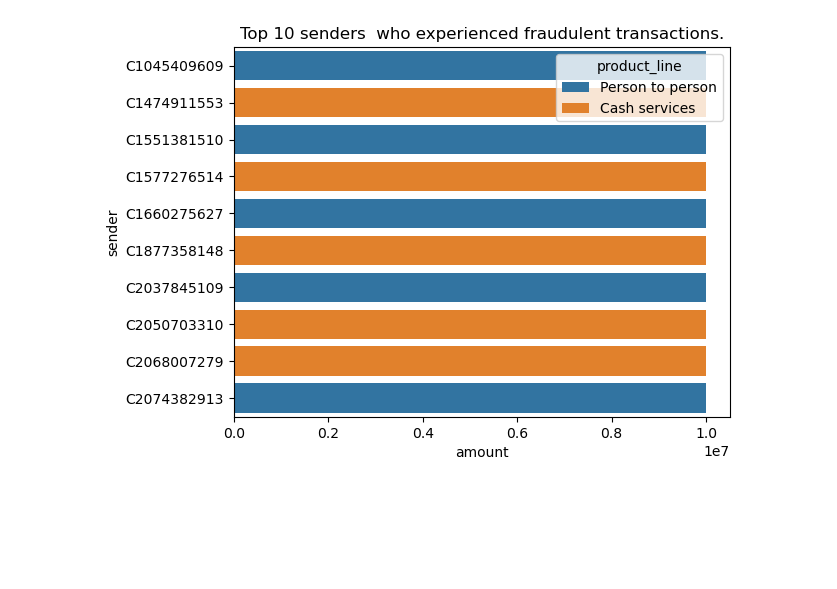
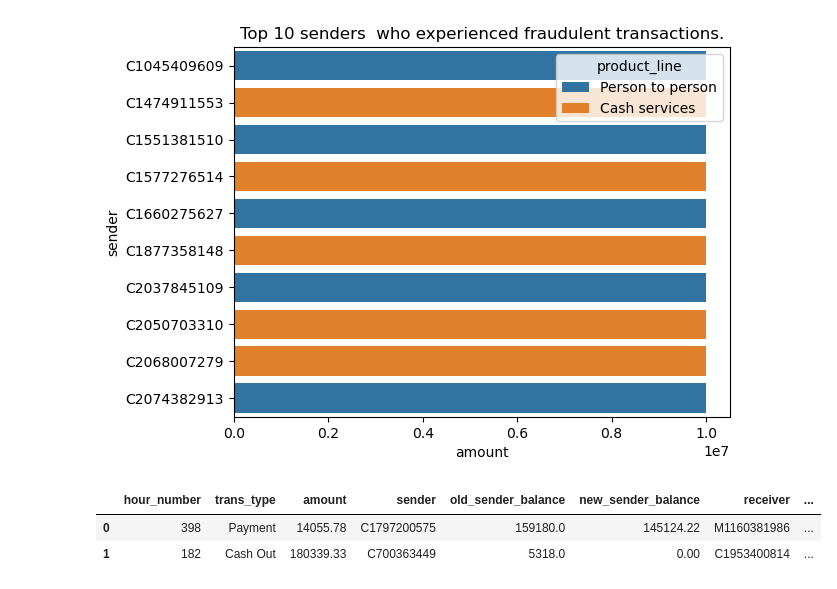
Before and after one commit to Nnennyu/Lumen_Fraud_Detection_Analysis, a Jupyter notebook: Lumen_Fraud_Detection.ipynb, the cells around one changed output. Drawn from its saved outputs; the diff is of its cells as text; code cells hidden in the pictures; blank space fills up the shorter version.

```diff
--- a/Lumen_Fraud_Detection.ipynb
+++ b/Lumen_Fraud_Detection.ipynb
@@ -671,3 +671,9 @@ sns.barplot(data=top10_send, y='sender', x='amount', hue='product_line')
 plt.title('Top 10 senders  who experienced fraudulent transactions.');
 # %% [output]
 [figure]
+# %%
+df.head(2)
+# %% [output]
+|  | hour_number | trans_type | amount | sender | old_sender_balance | new_sender_balance | receiver | ... |
+| 0 | 398 | Payment | 14055.78 | C1797200575 | 159180.0 | 145124.22 | M1160381986 | ... |
+| 1 | 182 | Cash Out | 180339.33 | C700363449 | 5318.0 | 0.00 | C1953400814 | ... |
```
Also changed, not shown: parts of 2 cells of this notebook, 1 other file.
